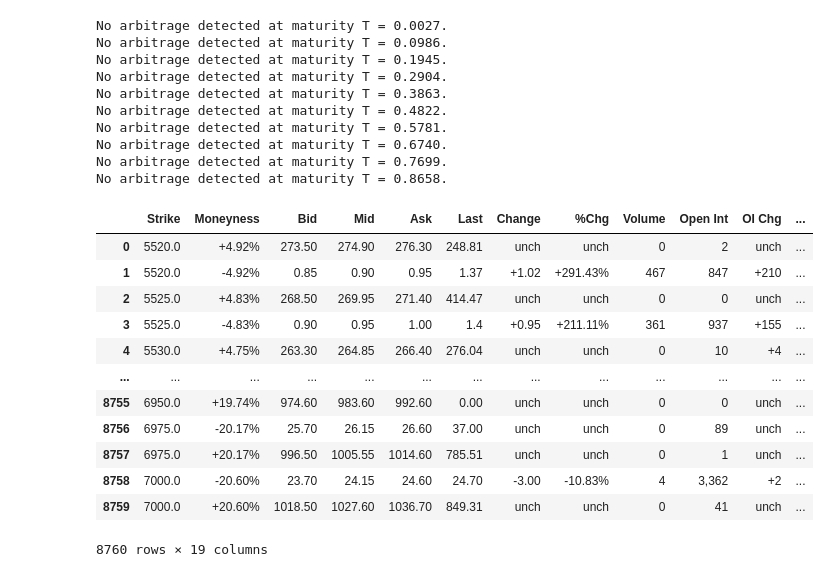
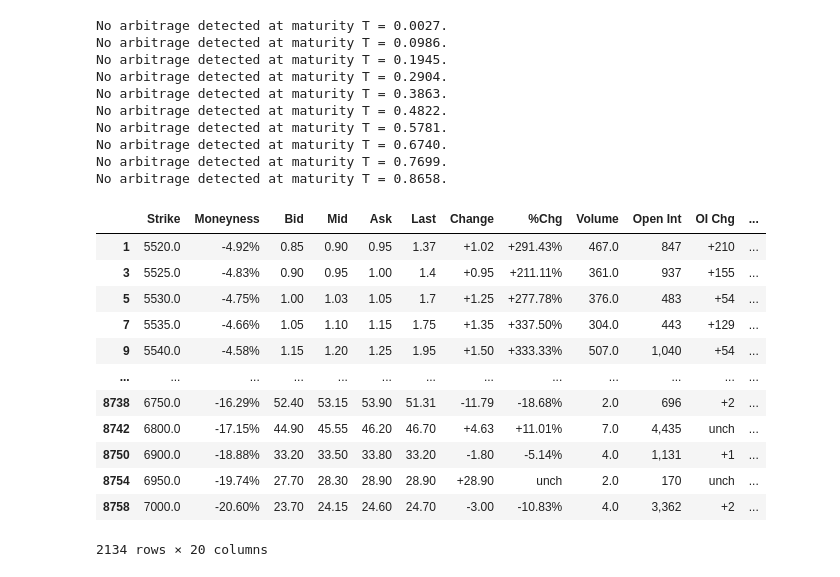
Before and after one commit to xwj0109/FYP, a Jupyter notebook: HestonCalibration.ipynb, the cells around one changed output. Saved outputs shown, nothing was run; the diff lists cells and outputs as text; code cells hidden in the pictures.

```diff
--- a/HestonCalibration.ipynb
+++ b/HestonCalibration.ipynb
@@ -711,22 +712,23 @@ def heston_price(S0, K, v0, kappa, theta, sigma, rho, lambd, tau, r):
     real_integral, err = np.real( quad(integrand, 0, 100, args=args) )
 
     return (S0 - K*np.exp(-r*tau))/2 + real_integral/np.pi
-# %%
-merged_df
-# %% [output]
-|  | Strike | Moneyness | Bid | Mid | Ask | Last | Change | %Chg | Volume | Open Int | OI Chg | ... |
-| 0 | 5520.0 | +4.92% | 273.50 | 274.90 | 276.30 | 248.81 | unch | unch | 0 | 2 | unch | ... |
-| 1 | 5520.0 | -4.92% | 0.85 | 0.90 | 0.95 | 1.37 | +1.02 | +291.43% | 467 | 847 | +210 | ... |
-| 2 | 5525.0 | +4.83% | 268.50 | 269.95 | 271.40 | 414.47 | unch | unch | 0 | 0 | unch | ... |
-| 3 | 5525.0 | -4.83% | 0.90 | 0.95 | 1.00 | 1.4 | +0.95 | +211.11% | 361 | 937 | +155 | ... |
-| 4 | 5530.0 | +4.75% | 263.30 | 264.85 | 266.40 | 276.04 | unch | unch | 0 | 10 | +4 | ... |
-| ... | ... | ... | ... | ... | ... | ... | ... | ... | ... | ... | ... | ... |
-| 8755 | 6950.0 | +19.74% | 974.60 | 983.60 | 992.60 | 0.00 | unch | unch | 0 | 0 | unch | ... |
-| 8756 | 6975.0 | -20.17% | 25.70 | 26.15 | 26.60 | 37.00 | unch | unch | 0 | 89 | unch | ... |
-| 8757 | 6975.0 | +20.17% | 996.50 | 1005.55 | 1014.60 | 785.51 | unch | unch | 0 | 1 | unch | ... |
-| 8758 | 7000.0 | -20.60% | 23.70 | 24.15 | 24.60 | 24.70 | -3.00 | -10.83% | 4 | 3,362 | +2 | ... |
-| 8759 | 7000.0 | +20.60% | 1018.50 | 1027.60 | 1036.70 | 849.31 | unch | unch | 0 | 41 | unch | ... |
-8760 rows × 19 columns
+# %%
+merged_df = merged_df[~pos_remove]
+merged_df
+# %% [output]
+|  | Strike | Moneyness | Bid | Mid | Ask | Last | Change | %Chg | Volume | Open Int | OI Chg | ... |
+| 1 | 5520.0 | -4.92% | 0.85 | 0.90 | 0.95 | 1.37 | +1.02 | +291.43% | 467.0 | 847 | +210 | ... |
+| 3 | 5525.0 | -4.83% | 0.90 | 0.95 | 1.00 | 1.4 | +0.95 | +211.11% | 361.0 | 937 | +155 | ... |
+| 5 | 5530.0 | -4.75% | 1.00 | 1.03 | 1.05 | 1.7 | +1.25 | +277.78% | 376.0 | 483 | +54 | ... |
+| 7 | 5535.0 | -4.66% | 1.05 | 1.10 | 1.15 | 1.75 | +1.35 | +337.50% | 304.0 | 443 | +129 | ... |
+| 9 | 5540.0 | -4.58% | 1.15 | 1.20 | 1.25 | 1.95 | +1.50 | +333.33% | 507.0 | 1,040 | +54 | ... |
+| ... | ... | ... | ... | ... | ... | ... | ... | ... | ... | ... | ... | ... |
+| 8738 | 6750.0 | -16.29% | 52.40 | 53.15 | 53.90 | 51.31 | -11.79 | -18.68% | 2.0 | 696 | +2 | ... |
+| 8742 | 6800.0 | -17.15% | 44.90 | 45.55 | 46.20 | 46.70 | +4.63 | +11.01% | 7.0 | 4,435 | unch | ... |
+| 8750 | 6900.0 | -18.88% | 33.20 | 33.50 | 33.80 | 33.20 | -1.80 | -5.14% | 4.0 | 1,131 | +1 | ... |
+| 8754 | 6950.0 | -19.74% | 27.70 | 28.30 | 28.90 | 28.90 | +28.90 | unch | 2.0 | 170 | unch | ... |
+| 8758 | 7000.0 | -20.60% | 23.70 | 24.15 | 24.60 | 24.70 | -3.00 | -10.83% | 4.0 | 3,362 | +2 | ... |
+2134 rows × 20 columns
 # %%
 # This is the calibration function
 # heston_price(S0, K, v0, kappa, theta, sigma, rho, lambd, tau, r)
```
Also changed, not shown: parts of 10 cells of this notebook.
